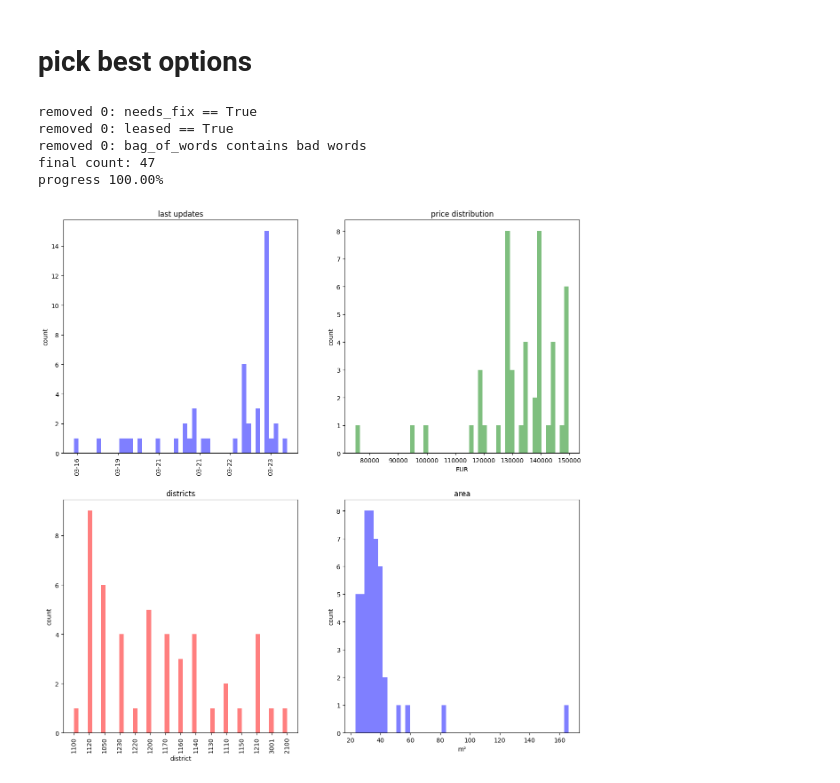
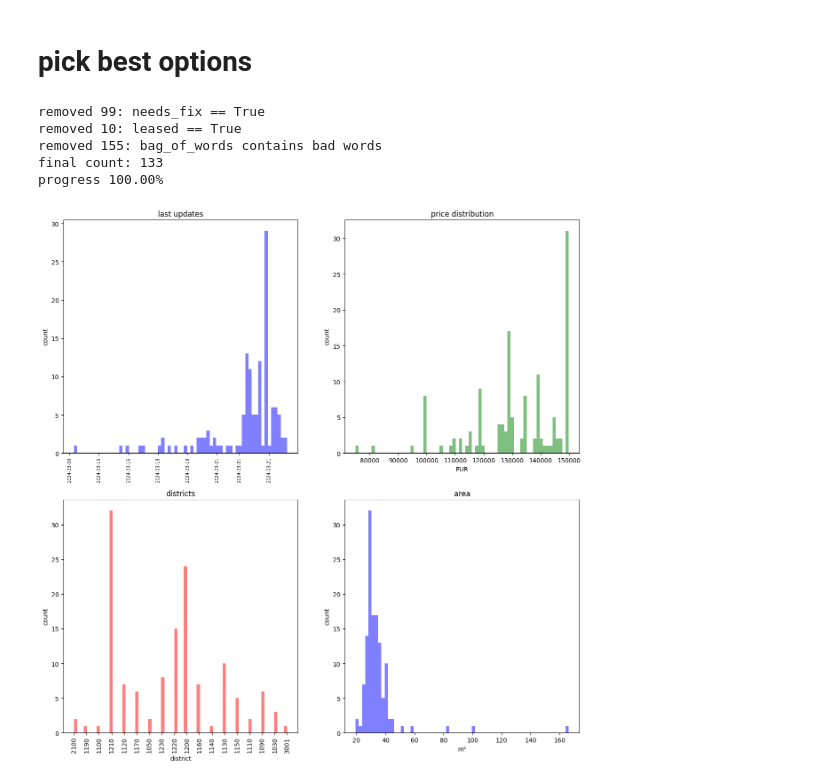
Before and after one commit to sueszli/will-wohnen, a Jupyter notebook: analysis.ipynb, the cells around one changed output. Drawn from its saved outputs; the diff is of its cells as text; code cells hidden in the pictures.

```diff
--- a/analysis.ipynb
+++ b/analysis.ipynb
@@ -41,7 +75,7 @@ def remove_deal_breakers(df_arg: pd.DataFrame) -> pd.DataFrame:
 
     bad_words = [
         "unbefristet",
-        "vermietet",
+        "befristet",
         "renovierung",
         "sanierung",
     ]
@@ -76,45 +110,44 @@ counter = 0
 for url in urls:
     counter += 1
     print(f"progress {counter/len(urls)*100:.2f}%", end="\r")
-    webbrowser.open(url)
+    # webbrowser.open(url)
 # %% [output]
-removed 0: needs_fix == True
-removed 0: leased == True
-removed 0: bag_of_words contains bad words
-final count: 47
+removed 99: needs_fix == True
+removed 10: leased == True
+removed 155: bag_of_words contains bad words
+final count: 133
 progress 100.00%
 # %%
 import matplotlib.pyplot as plt
 
 df = dfcpy # comment out to use original df
 
 fig, axs = plt.subplots(2, 2, figsize=(15, 15))
 
 
+df = df.sort_values(by="last_update")
 axs[0, 0].set_title("last updates")
-df = df.sort_values(by="last_update")
-
-axs[0, 0].hist(df["last_update"], bins=(len(df) // 1), color="blue", alpha=0.5)
-axs[0, 0].set_xticklabels([str(i)[5:10] for i in df["last_update"]], rotation=90)
+axs[0, 0].hist(df["last_update"], bins=len(df) // 2, color="blue", alpha=0.5)
+axs[0, 0].set_xticklabels(df["last_update"].dt.strftime('%Y-%m-%d'), rotation=90, fontsize=7)
 axs[0, 0].set_ylabel("count")
 
 axs[0, 1].set_title("price distribution")
-axs[0, 1].hist(df["price"], bins=len(df) // 1, color="green", alpha=0.5)
+axs[0, 1].hist(df["price"], bins=len(df) // 2, color="green", alpha=0.5)
 axs[0, 1].set_xlabel("EUR")
 axs[0, 1].set_ylabel("count")
 
 axs[1, 0].set_title("districts")
-axs[1, 0].hist(df.sort_values(by="district")["district"], bins=len(df) // 1, color="red", alpha=0.5)
+axs[1, 0].hist(df.sort_values(by="district")["district"], bins=len(df) // 2, color="red", alpha=0.5)
 axs[1, 0].set_xticks(range(len(df["district"].unique())))
 axs[1, 0].set_xticklabels(df["district"].unique(), rotation=90)
 axs[1, 0].set_xlabel("district")
 axs[1, 0].set_ylabel("count")
 
 axs[1, 1].set_title("area")
-axs[1, 1].hist(df["area"], bins=len(df) // 1, color="blue", alpha=0.5)
+axs[1, 1].hist(df["area"], bins=len(df) // 2, color="blue", alpha=0.5)
 axs[1, 1].set_xlabel("m²")
 axs[1, 1].set_ylabel("count")
 
 plt.show()
 # %% [output]
-[figure, old version]
+[figure, new version]
```
Also changed, not shown: parts of 2 cells of this notebook, 4 other files.
